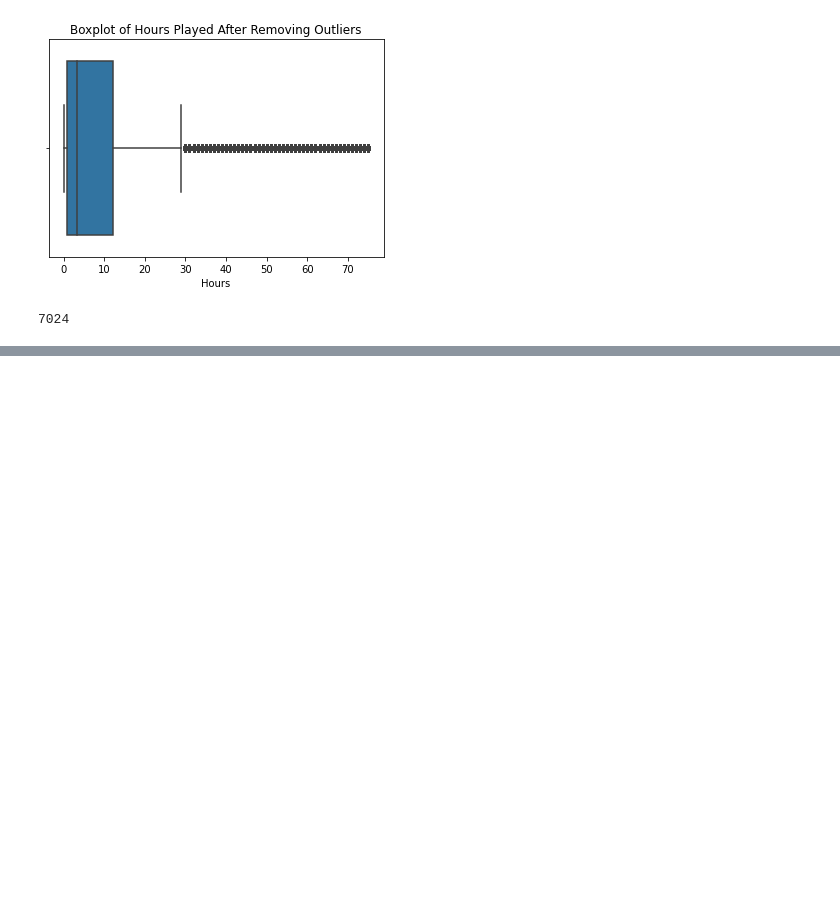
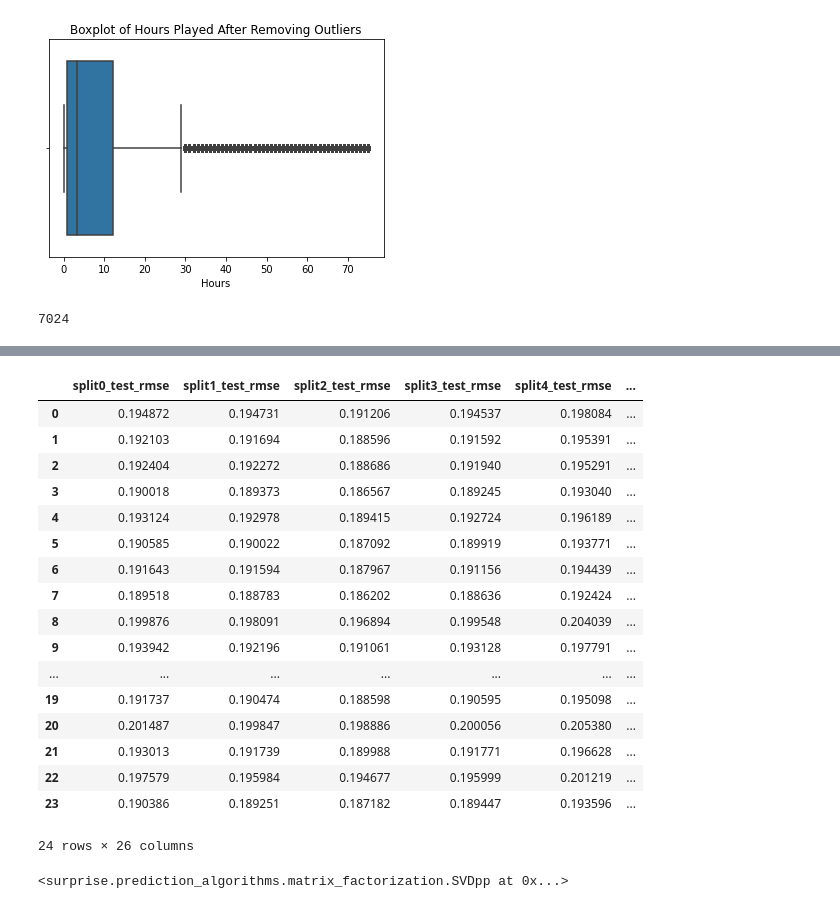
Before and after one commit to pyamin1878/Steam-Games-Rec-System, a Jupyter notebook: pat_notebook.ipynb, the cells around one changed output, grey strips where cells are left out. Drawn from its saved outputs; the diff is of its cells as text; code cells hidden in the pictures; blank space fills up the shorter version.

```diff
--- a/pat_notebook.ipynb
+++ b/pat_notebook.ipynb
@@ -372,15 +325,15 @@ Best parameters: {'n_factors': 50, 'n_epochs': 30, 'lr_all': 0.01, 'reg_all': 0.
 # Need to remove outliers in the 'Hours' column for more sufficient dataset
 # %%
 # Calculate IQR for 'Hours'
-Q1 = dataset['Hours'].quantile(0.25)
-Q3 = dataset['Hours'].quantile(0.75)
+Q1 = filtered_data_new['Hours'].quantile(0.25)
+Q3 = filtered_data_new['Hours'].quantile(0.75)
 IQR = Q3 - Q1
 
 # Define an upper bound for outliers
 upper_bound = Q3 + 3 * IQR
 
 # Removing outliers from 'Hours'
-cleaned_dataset = dataset[dataset['Hours'] <= upper_bound]
+cleaned_dataset = filtered_data_new[filtered_data_new['Hours'] <= upper_bound]
 
 # New basic statistics  after removing outliers
 cleaned_numerical_stats = cleaned_dataset.describe()
@@ -401,4 +362,8 @@ outliers_removed
 # %%
+from surprise import Dataset, Reader
+from surprise.model_selection import GridSearchCV
+from surprise import SVDpp
+
 # Prepare the data for Surprise
 reader = Reader(rating_scale=(cleaned_dataset['Ratings'].min(), cleaned_dataset['Ratings'].max()))
 data = Dataset.load_from_df(cleaned_dataset[['UserID', 'Game', 'Ratings']], reader)
@@ -408,14 +373,15 @@ param_grid = {
     'n_factors': [50, 100, 150],  # Number of factors
     'n_epochs': [20, 30],  # Number of epochs
     'lr_all': [0.005, 0.01],  # Learning rate
-    'reg_all': [0.02, 0.1]  # Regularization term
+    'reg_all': [0.02, 0.1],  # Regularization term
+    'random_state': [42]    # random_state
 }
 
 # GridSearchCV with SVD++
 gs_svdpp = GridSearchCV(SVDpp, param_grid, measures=['rmse', 'mae'], cv=5, n_jobs=-1)
 
 # Fit the model
-gs_svdpp.fit(data)
+svdp_model = gs_svdpp.fit(data)
 
 # Best score and parameters
 best_rmse = gs_svdpp.best_score['rmse']
@@ -459,0 +415,41 @@ Average RMSE using NormalPredictor: 0.2793589894467298
+# %%
+results_df = pd.DataFrame.from_dict(gs_svdpp.cv_results)
+# %%
+results_df
+# %% [output]
+|  | split0_test_rmse | split1_test_rmse | split2_test_rmse | split3_test_rmse | split4_test_rmse | ... |
+| 0 | 0.194872 | 0.194731 | 0.191206 | 0.194537 | 0.198084 | ... |
+| 1 | 0.192103 | 0.191694 | 0.188596 | 0.191592 | 0.195391 | ... |
+| 2 | 0.192404 | 0.192272 | 0.188686 | 0.191940 | 0.195291 | ... |
+| 3 | 0.190018 | 0.189373 | 0.186567 | 0.189245 | 0.193040 | ... |
+| 4 | 0.193124 | 0.192978 | 0.189415 | 0.192724 | 0.196189 | ... |
+| 5 | 0.190585 | 0.190022 | 0.187092 | 0.189919 | 0.193771 | ... |
+| 6 | 0.191643 | 0.191594 | 0.187967 | 0.191156 | 0.194439 | ... |
+| 7 | 0.189518 | 0.188783 | 0.186202 | 0.188636 | 0.192424 | ... |
+| 8 | 0.199876 | 0.198091 | 0.196894 | 0.199548 | 0.204039 | ... |
+| 9 | 0.193942 | 0.192196 | 0.191061 | 0.193128 | 0.197791 | ... |
+| ... | ... | ... | ... | ... | ... | ... |
+| 19 | 0.191737 | 0.190474 | 0.188598 | 0.190595 | 0.195098 | ... |
+| 20 | 0.201487 | 0.199847 | 0.198886 | 0.200056 | 0.205380 | ... |
+| 21 | 0.193013 | 0.191739 | 0.189988 | 0.191771 | 0.196628 | ... |
+| 22 | 0.197579 | 0.195984 | 0.194677 | 0.195999 | 0.201219 | ... |
+| 23 | 0.190386 | 0.189251 | 0.187182 | 0.189447 | 0.193596 | ... |
+24 rows × 26 columns
+# %%
+from surprise import SVDpp
+from surprise import Dataset
+
+# Load the full dataset from the dataframe
+reader = Reader(rating_scale=(cleaned_dataset['Ratings'].min(), cleaned_dataset['Ratings'].max()))
+data = Dataset.load_from_df(cleaned_dataset[['UserID', 'Game', 'Ratings']], reader)
+
+# Build the full trainset
+full_trainset = data.build_full_trainset()
+
+# Set up the SVD++ algorithm with the given best parameters
+algo = SVDpp(n_factors=50, n_epochs=30, lr_all=0.01, reg_all=0.1, random_state=42)
+
+# Fit the algorithm on the full trainset
+algo.fit(full_trainset)
+# %% [output]
+<surprise.prediction_algorithms.matrix_factorization.SVDpp at 0x...>
```
Also changed, not shown: parts of 34 cells of this notebook.
